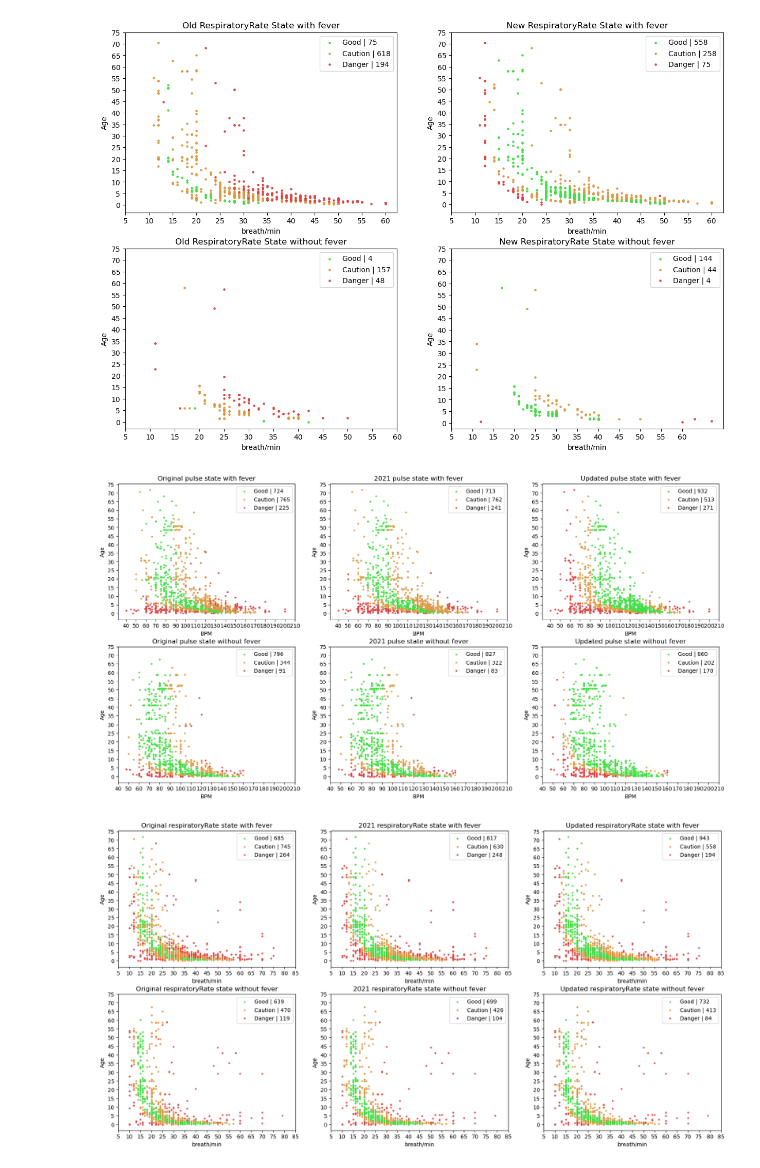
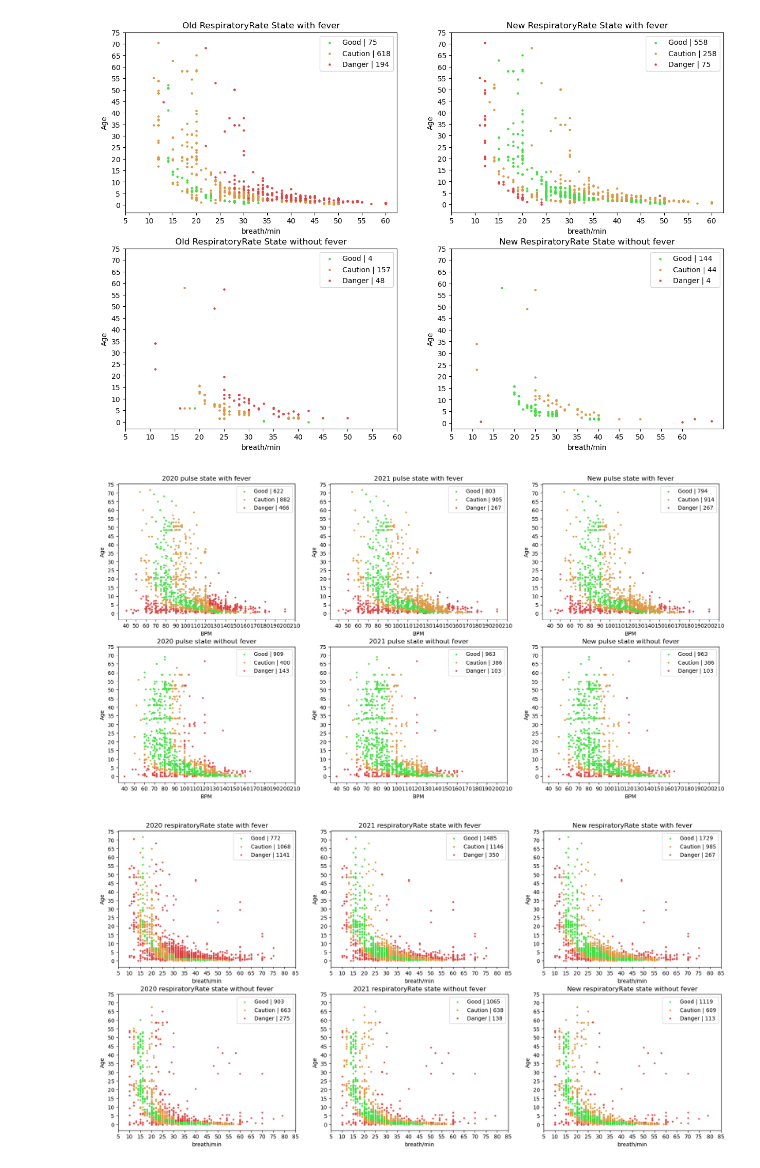
Before and after one commit to janoshr/ffa-model, a Jupyter notebook: analysis.ipynb, the cells around one changed output. Saved outputs shown, nothing was run; the diff lists cells and outputs as text; code cells hidden in the pictures.

```diff
--- a/analysis.ipynb
+++ b/analysis.ipynb
@@ -79,11 +98,11 @@ plt.show()
 # %% [output]
 [figure]
 # %%
-df = pd.read_csv('./rawLatest.csv', header=[0])
+df = pd.read_csv('./2023-algo-data.csv', header=[0])
 
-df_og = pd.read_csv('./rawOriginal.csv', header=[0])
+df_og = pd.read_csv('./2020-algo-data.csv', header=[0])
 
-df_2021 = pd.read_csv('./raw2021.csv', header=[0])
+df_2021 = pd.read_csv('./2021-algo-data.csv', header=[0])
 # %%
 # initial filters
 df = df[(df['ageInMonths'] > 0) & (df['ageInMonths'] <= 100*12)]
@@ -108,37 +127,37 @@ df_2021_ps = df_2021[(df_2021['pulse'] >= 40) & (df_2021['pulse'] < 220)]
 # %%
 plt.subplots(figsize=(20,10))
 xticks = (40,220,10)
 yticks = (0,80,5)
 plt.subplot(2,3,1)
-create_plot_original(df_og_ps, 'pulseState', 'pulse', True, 'Original pulse state with fever', *state_labels, 'Age', 'BPM', xticks, yticks)
+create_plot_original(df_og_ps, 'pulseState', 'pulse', True, '2020 pulse state with fever', *state_labels, 'Age', 'BPM', xticks, yticks)
 plt.subplot(2,3,2)
 create_plot_original(df_2021_ps, 'pulseState', 'pulse', True, '2021 pulse state with fever', *state_labels, 'Age', 'BPM', xticks, yticks)
 plt.subplot(2,3,3)
-create_plot_original(df_ps, 'pulseState', 'pulse', True, 'Updated pulse state with fever', *state_labels, 'Age', 'BPM', xticks, yticks)
+create_plot_original(df_ps, 'pulseState', 'pulse', True, 'New pulse state with fever', *state_labels, 'Age', 'BPM', xticks, yticks)
 plt.subplot(2,3,4)
-create_plot_original(df_og_ps, 'pulseState', 'pulse', False, 'Original pulse state without fever', *state_labels, 'Age', 'BPM', xticks, yticks)
+create_plot_original(df_og_ps, 'pulseState', 'pulse', False, '2020 pulse state without fever', *state_labels, 'Age', 'BPM', xticks, yticks)
 plt.subplot(2,3,5)
 create_plot_original(df_2021_ps, 'pulseState', 'pulse', False, '2021 pulse state without fever', *state_labels, 'Age', 'BPM', xticks, yticks)
 plt.subplot(2,3,6)
-create_plot_original(df_ps, 'pulseState', 'pulse', False, 'Updated pulse state without fever', *state_labels, 'Age', 'BPM', xticks, yticks)
+create_plot_original(df_ps, 'pulseState', 'pulse', False, 'New pulse state without fever', *state_labels, 'Age', 'BPM', xticks, yticks)
 plt.show()
 # %% [output]
-[figure, old version]
+[figure, new version]
 # %%
 plt.subplots(figsize=(20,10))
 xticks = (5,90,5)
 plt.subplot(2,3,1)
-create_plot_original(df_og_rr, 'respiratoryRateState', 'respiratoryRate', True, 'Original respiratoryRate state with fever', *state_labels, 'Age', 'breath/min', xticks, yticks)
+create_plot_original(df_og_rr, 'respiratoryRateState', 'respiratoryRate', True, '2020 respiratoryRate state with fever', *state_labels, 'Age', 'breath/min', xticks, yticks)
 plt.subplot(2,3,2)
 create_plot_original(df_2021_rr, 'respiratoryRateState', 'respiratoryRate', True, '2021 respiratoryRate state with fever', *state_labels, 'Age', 'breath/min', xticks, yticks)
 plt.subplot(2,3,3)
-create_plot_original(df_rr, 'respiratoryRateState', 'respiratoryRate', True, 'Updated respiratoryRate state with fever', *state_labels, 'Age', 'breath/min', xticks, yticks)
+create_plot_original(df_rr, 'respiratoryRateState', 'respiratoryRate', True, 'New respiratoryRate state with fever', *state_labels, 'Age', 'breath/min', xticks, yticks)
 plt.subplot(2,3,4)
-create_plot_original(df_og_rr, 'respiratoryRateState', 'respiratoryRate', False, 'Original respiratoryRate state without fever', *state_labels, 'Age', 'breath/min', xticks, yticks)
+create_plot_original(df_og_rr, 'respiratoryRateState', 'respiratoryRate', False, '2020 respiratoryRate state without fever', *state_labels, 'Age', 'breath/min', xticks, yticks)
 plt.subplot(2,3,5)
 create_plot_original(df_2021_rr, 'respiratoryRateState', 'respiratoryRate', False, '2021 respiratoryRate state without fever', *state_labels, 'Age', 'breath/min', xticks, yticks)
 plt.subplot(2,3,6)
-create_plot_original(df_rr, 'respiratoryRateState', 'respiratoryRate', False, 'Updated respiratoryRate state without fever', *state_labels, 'Age', 'breath/min', xticks, yticks)
+create_plot_original(df_rr, 'respiratoryRateState', 'respiratoryRate', False, 'New respiratoryRate state without fever', *state_labels, 'Age', 'breath/min', xticks, yticks)
 plt.show()
 # %% [output]
-[figure, old version]
+[figure, new version]
```
Also changed, not shown: parts of 9 cells of this notebook, 3 other files.
